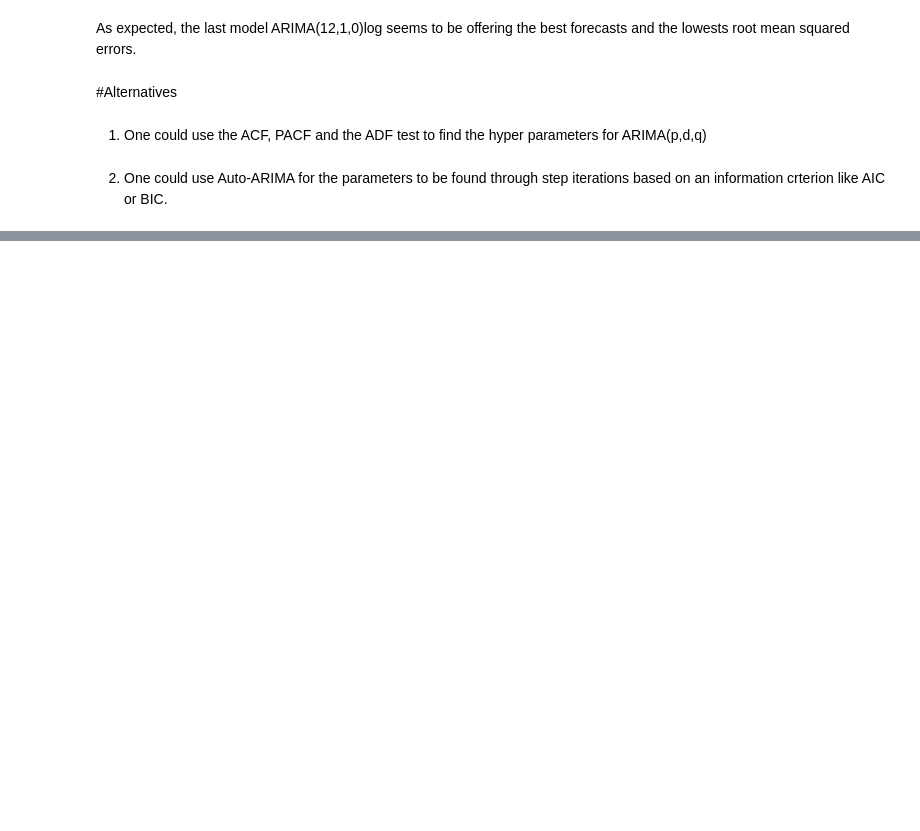
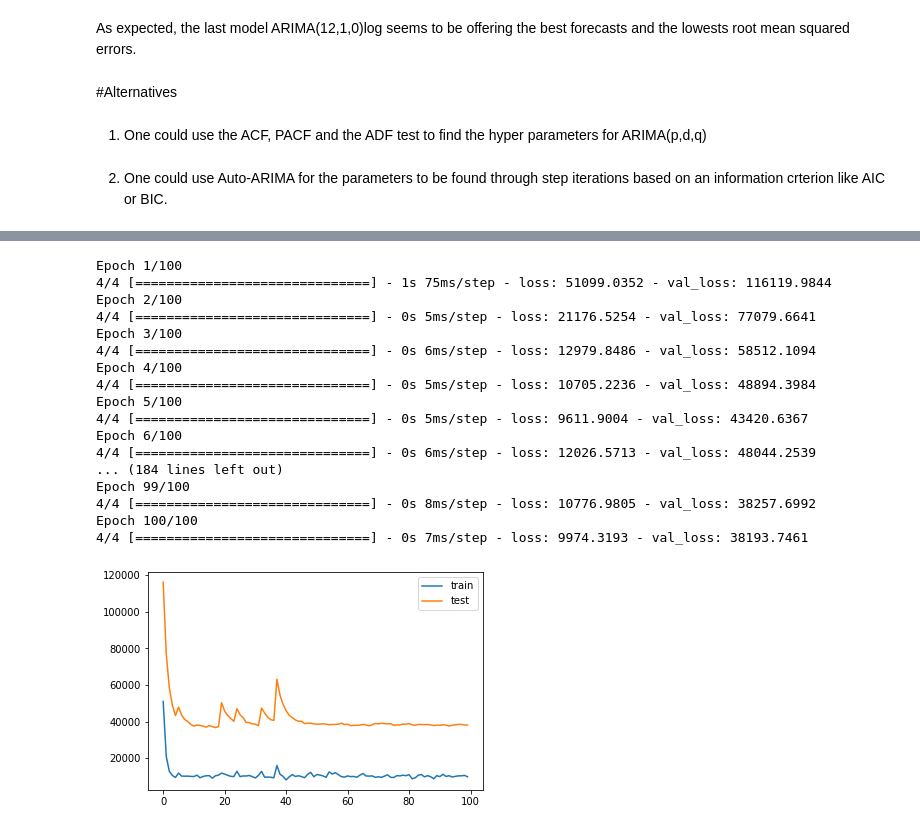
Before and after one commit to iondodon/RNDL, a Jupyter notebook: lab1/lab1.ipynb, the cells around one changed output, grey strips where cells are left out. Saved outputs shown, nothing was run; the diff lists cells and outputs as text; code cells hidden in the pictures; blank space fills up the shorter version.

Commit message:
started work with RNN

```diff
--- a/lab1/lab1.ipynb
+++ b/lab1/lab1.ipynb
@@ -115,8 +101,7 @@ arima_result = arima.fit()
 
 To see first how well the model can fit the data in the training set, create predictions for the rows that went into the training set and save them in the AR(1) column. Later we'll see how well it can forecast into the future (that is how well it can forecast the values from the training set).
 # %%
-df.loc[train_idx, 'AR(1)'] = arima_result.predict(
-    start=train.index[0], end=train.index[-1])
+df.loc[train_idx, 'AR(1)'] = arima_result.predict(start=train.index[0], end=train.index[-1])
 # %% [markdown]
 Plot the real data in the training set against the model's predictions stored in the AR(1) column
 # %%
@@ -296,0 +324,49 @@ As expected, the last model ARIMA(12,1,0)log seems to be offering the best forec
+# %%
+# Create a one-layer RNN with 25 units (neurons). Train it for 100 epochs with the default mini batch size of 32
+# Compile and fit the model. When compiling, specify the ‘sgd’ optimizer, and choose the ‘accuracy’ metric to judge the goodness of your predictions.
+# To compare further on the prediction results with the true values in the test set, specify inside the fit function your validation data: validation_data = (X_test, y_test).
+# Save the history of the loss and the accuracy results in each epoch as the model is being trained, so that you can later on plot them and compare.
+
+from keras.models import Sequential
+from keras.layers import Dense
+from keras.layers import LSTM
+from keras.layers import Dropout
+
+
+model = Sequential()
+model.add(LSTM(25, input_shape=(1, look_back)))
+model.add(Dropout(0.2))
+model.add(Dense(1))
+model.compile(loss='mean_squared_error', optimizer='sgd')
+history = model.fit(trainX, trainY, epochs=100, batch_size=32, validation_data=(testX, testY), shuffle=False)
+
+
+# plot the loss and accuracy
+plt.plot(history.history['loss'], label='train')
+plt.plot(history.history['val_loss'], label='test')
+plt.legend()
+plt.show()
+
+
+# make predictions
+trainPredict = model.predict(trainX)
+testPredict = model.predict(testX)
+# %% [output]
+Epoch 1/100
+4/4 [==============================] - 1s 75ms/step - loss: 51099.0352 - val_loss: 116119.9844
+Epoch 2/100
+4/4 [==============================] - 0s 5ms/step - loss: 21176.5254 - val_loss: 77079.6641
+Epoch 3/100
+4/4 [==============================] - 0s 6ms/step - loss: 12979.8486 - val_loss: 58512.1094
+Epoch 4/100
+4/4 [==============================] - 0s 5ms/step - loss: 10705.2236 - val_loss: 48894.3984
+Epoch 5/100
+4/4 [==============================] - 0s 5ms/step - loss: 9611.9004 - val_loss: 43420.6367
+Epoch 6/100
+4/4 [==============================] - 0s 6ms/step - loss: 12026.5713 - val_loss: 48044.2539
+... (184 lines left out)
+Epoch 99/100
+4/4 [==============================] - 0s 8ms/step - loss: 10776.9805 - val_loss: 38257.6992
+Epoch 100/100
+4/4 [==============================] - 0s 7ms/step - loss: 9974.3193 - val_loss: 38193.7461
+[figure, added]
```
Also changed, not shown: parts of 10 cells of this notebook, 2 other files.
